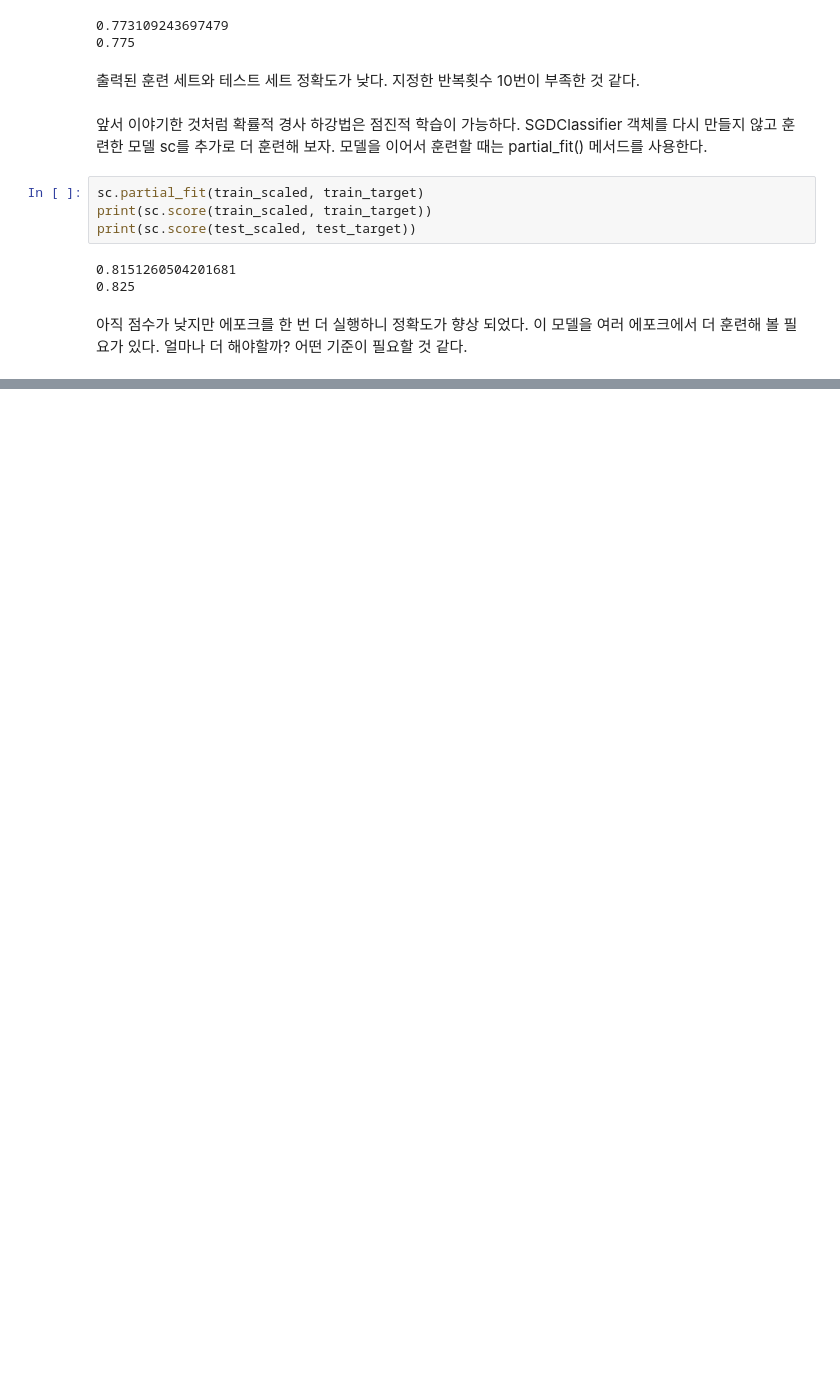
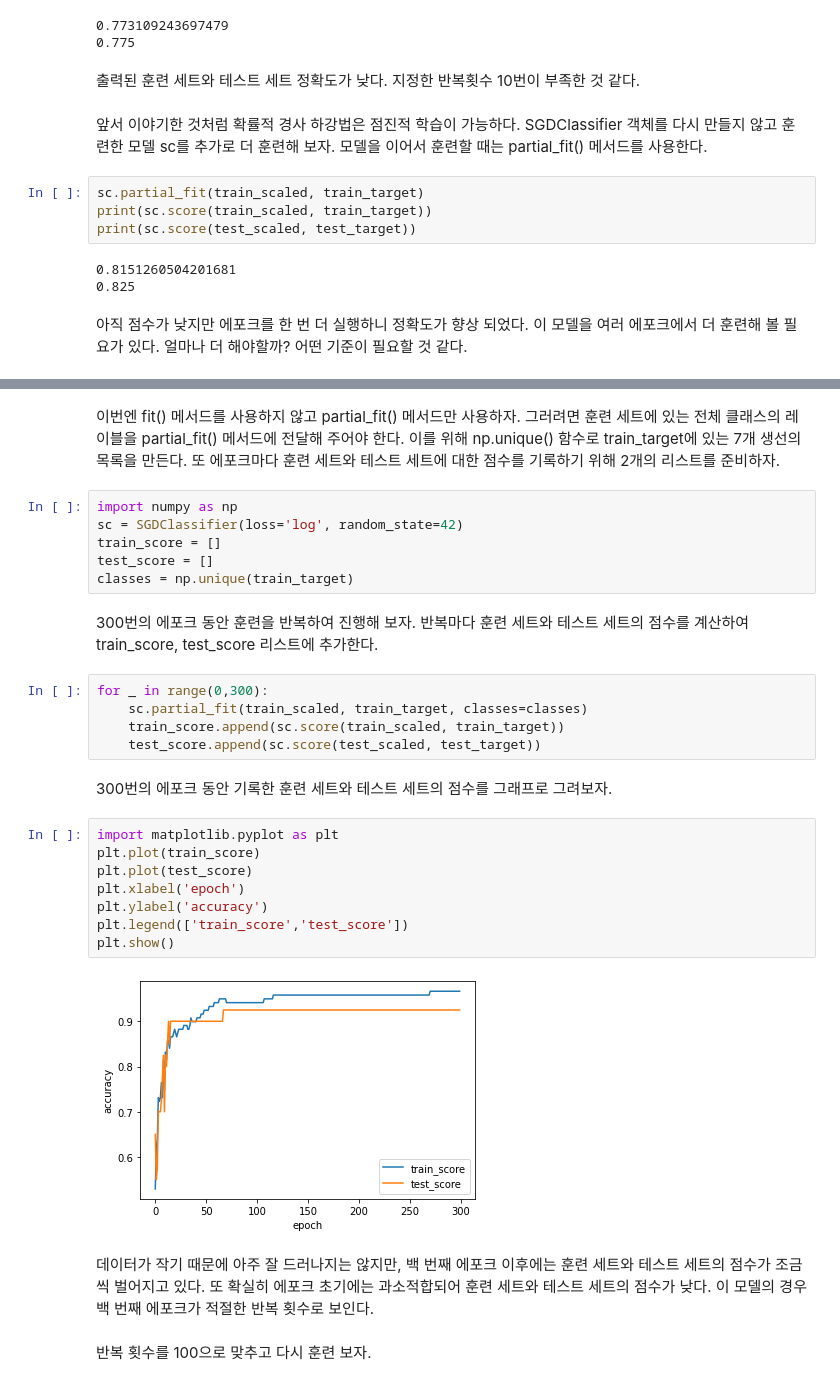
Before and after one commit to jaeyoon89/machinlearnig_deeplearning_study, a Jupyter notebook: mldl_ch4-2_Stochastic_Gradient_Descent.ipynb, the cells around one changed output, grey strips where cells are left out. Drawn from its saved outputs; the diff is of its cells as text; blank space fills up the shorter version.

```diff
--- a/mldl_ch4-2_Stochastic_Gradient_Descent.ipynb
+++ b/mldl_ch4-2_Stochastic_Gradient_Descent.ipynb
@@ -115,0 +125,31 @@ print(sc.score(test_scaled, test_target))
+# %% [markdown]
+이번엔 fit() 메서드를 사용하지 않고 partial_fit() 메서드만 사용하자. 그러려면 훈련 세트에 있는 전체 클래스의 레이블을 partial_fit() 메서드에 전달해 주어야 한다. 이를 위해 np.unique() 함수로 train_target에 있는 7개 생선의 목록을 만든다. 또 에포크마다 훈련 세트와 테스트 세트에 대한 점수를 기록하기 위해 2개의 리스트를 준비하자.
+# %%
+import numpy as np
+sc = SGDClassifier(loss='log', random_state=42)
+train_score = []
+test_score = []
+classes = np.unique(train_target)
+# %% [markdown]
+300번의 에포크 동안 훈련을 반복하여 진행해 보자. 반복마다 훈련 세트와 테스트 세트의 점수를 계산하여 train_score, test_score 리스트에 추가한다.
+# %%
+for _ in range(0,300):
+    sc.partial_fit(train_scaled, train_target, classes=classes)
+    train_score.append(sc.score(train_scaled, train_target))
+    test_score.append(sc.score(test_scaled, test_target))
+# %% [markdown]
+300번의 에포크 동안 기록한 훈련 세트와 테스트 세트의 점수를 그래프로 그려보자.
+# %%
+import matplotlib.pyplot as plt
+plt.plot(train_score)
+plt.plot(test_score)
+plt.xlabel('epoch')
+plt.ylabel('accuracy')
+plt.legend(['train_score','test_score'])
+plt.show()
+# %% [output]
+[figure, added]
+# %% [markdown]
+데이터가 작기 때문에 아주 잘 드러나지는 않지만, 백 번째 에포크 이후에는 훈련 세트와 테스트 세트의 점수가 조금씩 벌어지고 있다. 또 확실히 에포크 초기에는 과소적합되어 훈련 세트와 테스트 세트의 점수가 낮다. 이 모델의 경우 백 번째 에포크가 적절한 반복 횟수로 보인다.
+# %% [markdown]
+반복 횟수를 100으로 맞추고 다시 훈련 보자.
```
Also changed, not shown: parts of 8 cells of this notebook.
